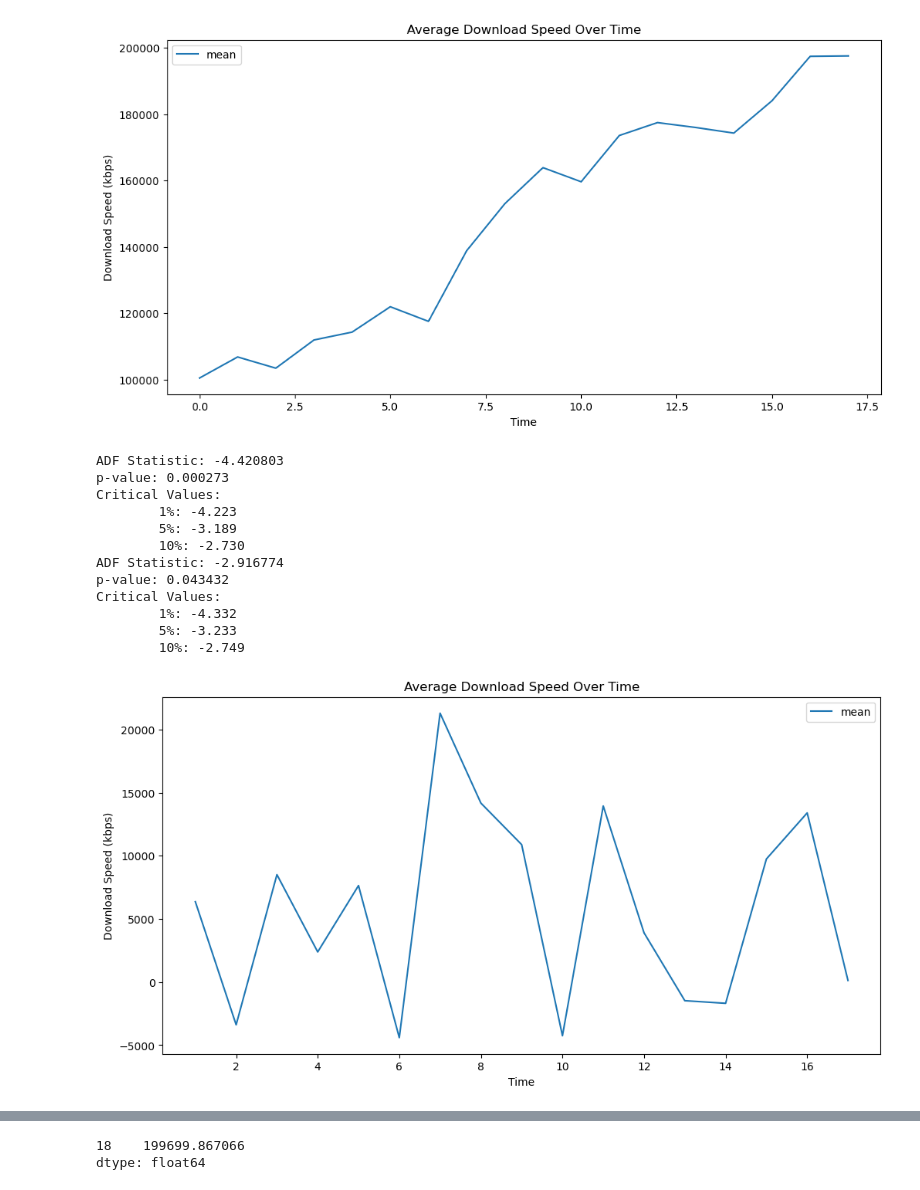
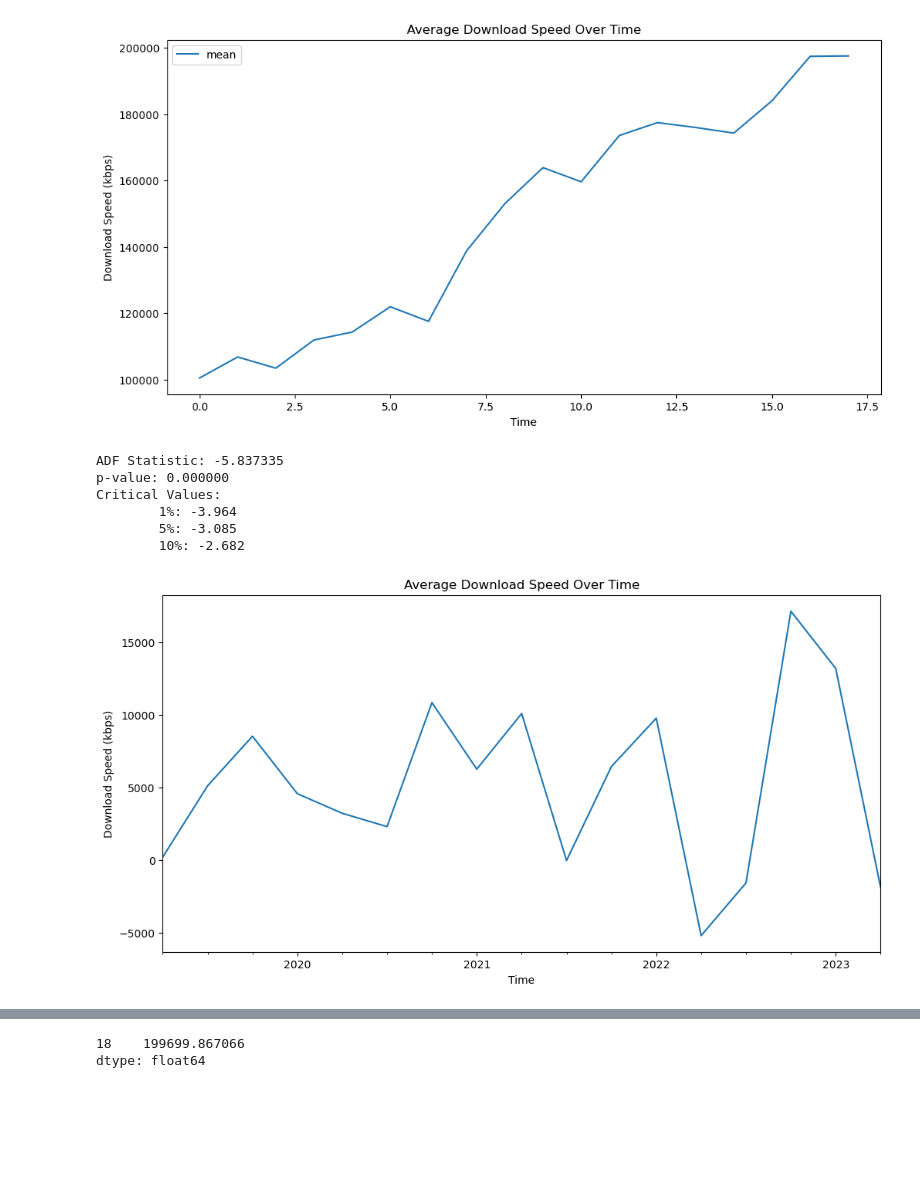
Before and after one commit to al-alamin/ookla-statcan-analysis, a Jupyter notebook: notebooks/hackathon/time.ipynb, the cells around one changed output, grey strips where cells are left out. Cells and saved outputs as stored; diff of their text form; code cells hidden in the pictures; blank space fills up the shorter version.

```diff
--- a/notebooks/hackathon/time.ipynb
+++ b/notebooks/hackathon/time.ipynb
@@ -92,42 +100,37 @@ plt.show()
 # %%
 #stationary test
 from statsmodels.tsa.stattools import adfuller
-data_c = data_cal.diff(periods=1)[1:]
-data_e = data_edm.diff(periods=1)[1:]
+# data_c = data_cal.diff(periods=1)[1:]
+# data_e = data_edm.diff(periods=1)[1:]
+d = data.diff(periods=1)[1:]
 #Rejecting the null hypothesis means that the process has no unit root, and in turn that the time series is stationary or does not have time-dependent structure.
-result = adfuller(data_c)
+result = adfuller(d)
 print('ADF Statistic: %f' % result[0])
 print('p-value: %f' % result[1])
 print('Critical Values:')
 for key, value in result[4].items():
  print('\t%s: %.3f' % (key, value))
 
-result = adfuller(data_e)
-print('ADF Statistic: %f' % result[0])
-print('p-value: %f' % result[1])
-print('Critical Values:')
-for key, value in result[4].items():
- print('\t%s: %.3f' % (key, value))
+# result = adfuller(data_e)
+# print('ADF Statistic: %f' % result[0])
+# print('p-value: %f' % result[1])
+# print('Critical Values:')
+# for key, value in result[4].items():
+#  print('\t%s: %.3f' % (key, value))
 
-data_c.plot(figsize=(12, 6))
+d.plot(figsize=(12, 6))
 plt.title('Average Download Speed Over Time')
 plt.xlabel('Time')
 plt.ylabel('Download Speed (kbps)')
 plt.show()
 # %% [output]
-ADF Statistic: -4.420803
-p-value: 0.000273
+ADF Statistic: -5.837335
+p-value: 0.000000
 Critical Values:
-        1%: -4.223
-        5%: -3.189
-        10%: -2.730
-ADF Statistic: -2.916774
-p-value: 0.043432
-Critical Values:
-        1%: -4.332
-        5%: -3.233
-        10%: -2.749
+        1%: -3.964
+        5%: -3.085
+        10%: -2.682
-[figure, old version]
+[figure, new version]
 # %%
 #white noise test
 from statsmodels.stats.diagnostic import acorr_ljungbox
```
Also changed, not shown: parts of 4 cells of this notebook, 10 other files.
